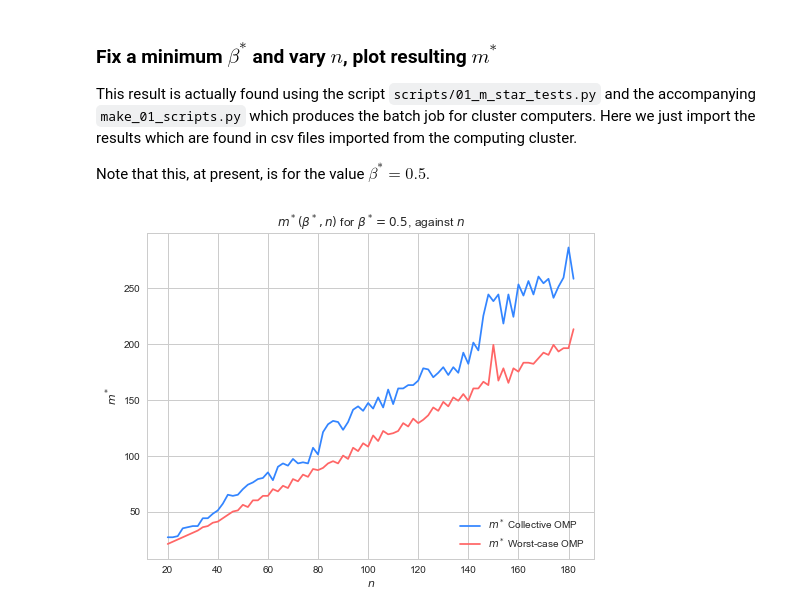
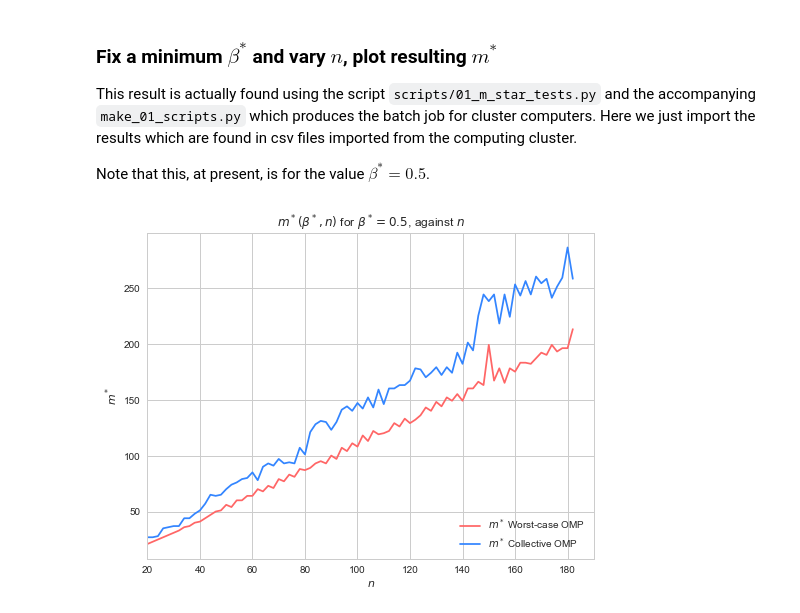
Before and after one commit to james-nichols/pyApproxTools, a Jupyter notebook: notebooks/omp/02_omp_point_eval.ipynb, the cells around one changed output. Saved outputs shown, nothing was run; the diff lists cells and outputs as text; code cells hidden in the pictures.

```diff
--- a/notebooks/omp/02_worst_case_omp.ipynb
+++ b/notebooks/omp/02_omp_point_eval.ipynb
@@ -209,28 +209,28 @@ Note that this, at present, is for the value $\beta^* = 0.5$.
 # %%
 data_dir = '../scripts/'
 comp_file = data_dir + 'comp_sin_m_star.csv'
 wcomp_file = data_dir + 'wcomp_sin_m_star.csv'
 
 ms_comp = np.loadtxt(comp_file)
 ms_wcomp = np.loadtxt(wcomp_file)
 
 sns.set_palette("deep")
 sns.set_style("whitegrid")
 cp = sns.color_palette()
 
 bl = (51/255, 133/255, 255/255)
 re = (255/255, 102/255, 102/255)
 
 axs = []
 fig = plt.figure(figsize=(8, 6))
 ax = fig.add_subplot(1, 1, 1, title=r'$m^*(\beta^*, n)$ for $\beta^*=0.5$, against $n$')#, title=r'$\beta(V_n, W_m)$ against $m$ for various $n$')
 
+plt.plot(ms_wcomp[:,0], ms_wcomp[:,1], label=r'$m^*$ Worst-case OMP'.format(n), color=re)
 plt.plot(ms_comp[:,0], ms_comp[:,1], label=r'$m^*$ Collective OMP'.format(n), color=bl)
-plt.plot(ms_wcomp[:,0], ms_wcomp[:,1], label=r'$m^*$ Worst-Case OMP'.format(n), color=re)
 
-ax.set(xlabel='$n$', ylabel=r'$m^*$')#r'$m$', ylabel=r'$\beta(V_n, W_m)$')
+ax.set(xlabel='$n$', ylabel=r'$m^*$', xlim=[20,190])#r'$m$', ylabel=r'$\beta(V_n, W_m)$')
 plt.legend(loc=4)
 plt.savefig('m_star_COMP_vs_WCOMP.pdf')
 plt.show()
 # %% [output]
-[figure, old version]
+[figure, new version]
```
Also changed, not shown: parts of 1 cell of this notebook.
